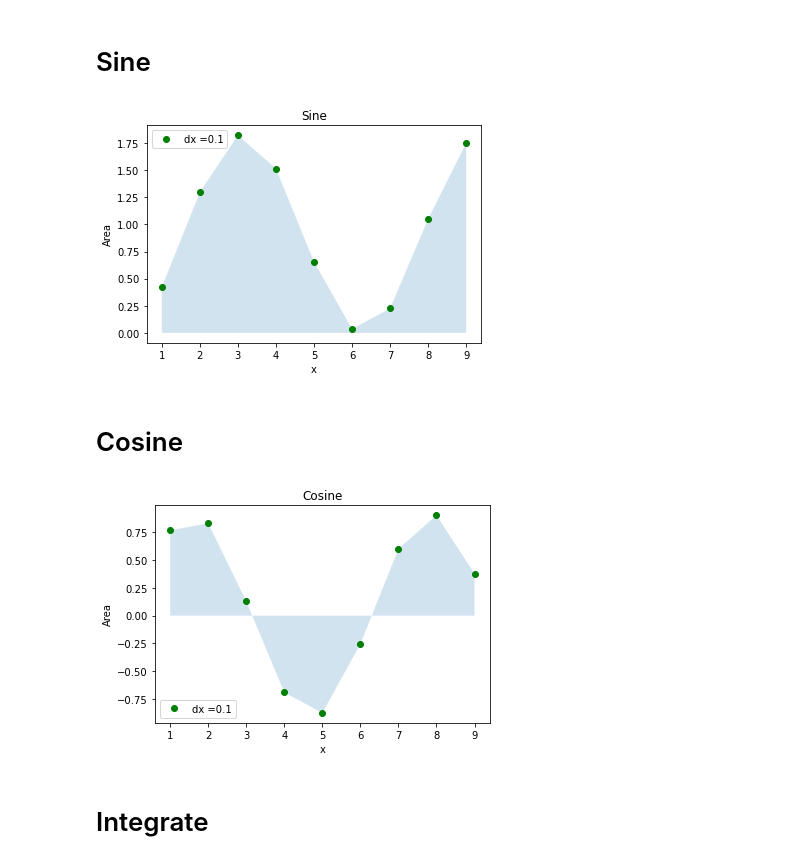
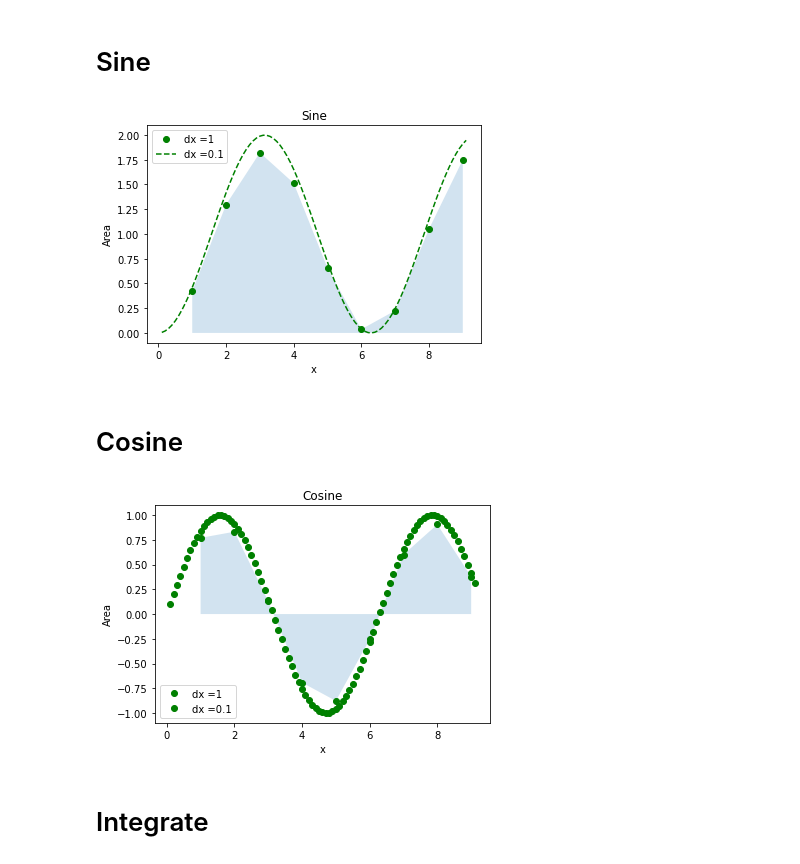
Before and after one commit to ji-hyun-hwang/2021_cphys1, a Jupyter notebook: hw4.ipynb, the cells around one changed output. Cells and saved outputs as stored; diff of their text form; code cells hidden in the pictures.

```diff
--- a/hw4.ipynb
+++ b/hw4.ipynb
@@ -91,7 +91,7 @@ def integ(f,a,b,dx) :
         xdata.append(x)
         ydata.append(s)
     plt.title("Sine")
-    plt.plot(xdata,ydata, "o", color= "g",label =  "dx =0.1")
+    plt.plot(xdata,ydata, "o", color= "g",label =  "dx =1")
     plt.fill_between(xdata,ydata,alpha=0.2)
     plt.xlabel("x")
     plt.ylabel("Area")
@@ -100,36 +100,75 @@ def integ(f,a,b,dx) :
     return
 
 integ(f,0,9,1)
+
+def integ(f,a,b,dx) :
+    s,x,k = 0,a,0
+    ydata = []
+    xdata = []
+    while(x<b):
+        k = (f(x+dx)+f(x))/2
+        s += 0.5*dx*(f(x+dx)+f(x))
+        x += dx
+        xdata.append(x)
+        ydata.append(s)
+    plt.title("Sine")
+    plt.plot(xdata,ydata, "--", color= "g",label =  "dx =0.1")
+    plt.xlabel("x")
+    plt.ylabel("Area")
+    x = np.arange(a,b,0.1)
+    plt.legend()
+    return
+
+integ(f,0,9,0.1)
 # %% [output]
-[figure, old version]
+[figure, new version]
 # %% [markdown]
 # Cosine
 # %%
 def f(x) : return np.sin(x)
 def g(x) : return np.cos(x)
 
 def integ(f,a,b,dx) :
     s,x,k = 0,a,0
     ydata = []
     xdata = []
     while(x<b):
         k = (f(x+dx)+f(x))/2
         s += 0.5*dx*(f(x+dx)+f(x))
         x += dx
         xdata.append(x)
         ydata.append(s)
     plt.title('Cosine')
-    plt.plot(xdata,ydata, "o", color= "g",label =  "dx =0.1")
+    plt.plot(xdata,ydata, "o", color= "g",label =  "dx =1")
     plt.fill_between(xdata,ydata,alpha=0.2)
     plt.xlabel("x")
     plt.ylabel("Area")
     x = np.arange(a,b,0.1)
     plt.legend()
     return
 
 integ(g,0,9,1)
+
+def integ(f,a,b,dx) :
+    s,x,k = 0,a,0
+    ydata = []
+    xdata = []
+    while(x<b):
+        k = (f(x+dx)+f(x))/2
+        s += 0.5*dx*(f(x+dx)+f(x))
+        x += dx
+        xdata.append(x)
+        ydata.append(s)
+    plt.title('Cosine')
+    plt.plot(xdata,ydata, "o", color= "g",label =  "dx =0.1")
+    plt.xlabel("x")
+    plt.ylabel("Area")
+    x = np.arange(a,b,0.1)
+    plt.legend()
+    return
+integ(g,0,9,0.1)
 # %% [output]
-[figure, old version]
+[figure, new version]
 # %% [markdown]
 # Integrate
 # %%
```
